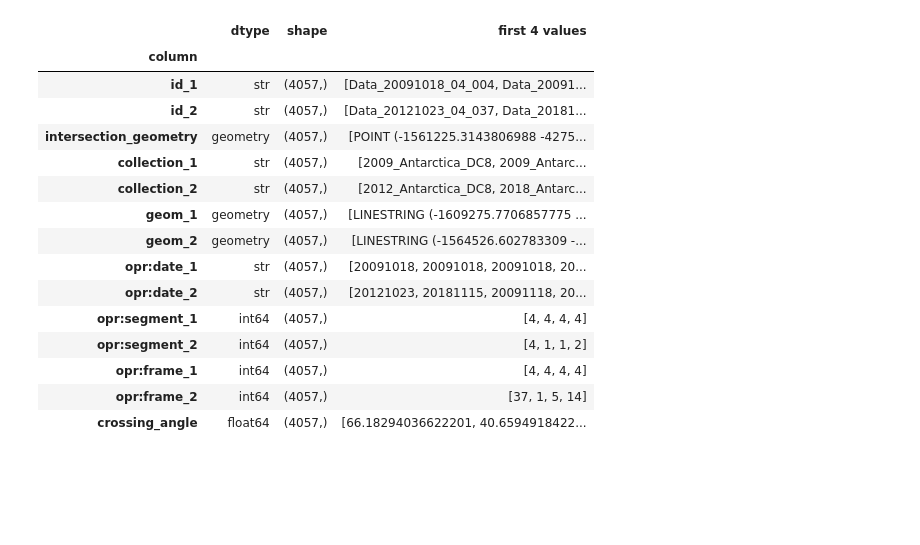
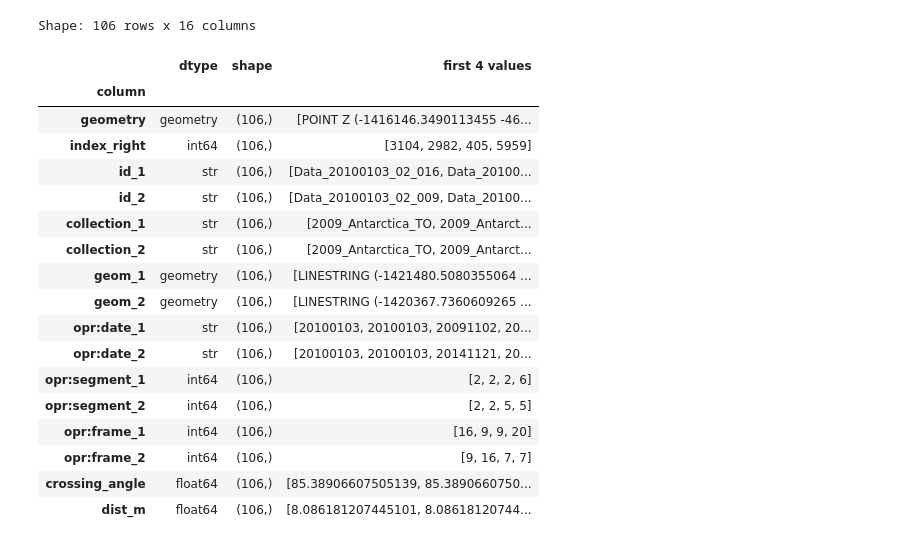
Before and after one commit to thomasteisberg/xover, a Jupyter notebook: notebooks/test.ipynb, the cells around one changed output. Drawn from its saved outputs; the diff is of its cells as text; code cells hidden in the pictures; blank space fills up the shorter version.

```diff
--- a/notebooks/test.ipynb
+++ b/notebooks/test.ipynb
@@ -14,12 +14,24 @@
 # power_surface_1 _2 = dB
 # power_bottom_1 _2 = dB
 # %%
-
+# imports and inits
+import holoviews as hv
+import hvplot.pandas
+import geoviews as gv
+import geoviews.feature as gf
+import cartopy.crs as ccrs
+import panel as pn
+import numpy as np
 import pandas as pd
 import geopandas as gpd
 
-df = gpd.read_parquet('../data/intersections.parquet')
-# Dataset overview: column names, types, shape, and first 4 values
+hvplot.extension('bokeh')
+pn.extension('bokeh')
+
+# load data
+df = gpd.read_parquet('../data/icesat-radar-merged_points.parquet')
+
+# dataset overview: column names, types, shape, and first 4 values
 summary = pd.DataFrame({
     'dtype': df.dtypes,
     'shape': [(len(df),) for _ in df.columns],
@@ -33,16 +52,19 @@ Shape: 4,057 rows x 14 columns
+Shape: 106 rows x 16 columns
 |  | dtype | shape | first 4 values |
 | column |  |  |  |
-| id_1 | str | (4057,) | [Data_20091018_04_004, Data_20091... |
-| id_2 | str | (4057,) | [Data_20121023_04_037, Data_20181... |
-| intersection_geometry | geometry | (4057,) | [POINT (-1561225.3143806988 -4275... |
-| collection_1 | str | (4057,) | [2009_Antarctica_DC8, 2009_Antarc... |
-| collection_2 | str | (4057,) | [2012_Antarctica_DC8, 2018_Antarc... |
-| geom_1 | geometry | (4057,) | [LINESTRING (-1609275.7706857775 ... |
-| geom_2 | geometry | (4057,) | [LINESTRING (-1564526.602783309 -... |
-| opr:date_1 | str | (4057,) | [20091018, 20091018, 20091018, 20... |
-| opr:date_2 | str | (4057,) | [20121023, 20181115, 20091118, 20... |
-| opr:segment_1 | int64 | (4057,) | [4, 4, 4, 4] |
-| opr:segment_2 | int64 | (4057,) | [4, 1, 1, 2] |
-| opr:frame_1 | int64 | (4057,) | [4, 4, 4, 4] |
-| opr:frame_2 | int64 | (4057,) | [37, 1, 5, 14] |
-| crossing_angle | float64 | (4057,) | [66.18294036622201, 40.6594918422... |
+| geometry | geometry | (106,) | [POINT Z (-1416146.3490113455 -46... |
+| index_right | int64 | (106,) | [3104, 2982, 405, 5959] |
+| id_1 | str | (106,) | [Data_20100103_02_016, Data_20100... |
+| id_2 | str | (106,) | [Data_20100103_02_009, Data_20100... |
+| collection_1 | str | (106,) | [2009_Antarctica_TO, 2009_Antarct... |
+| collection_2 | str | (106,) | [2009_Antarctica_TO, 2009_Antarct... |
+| geom_1 | geometry | (106,) | [LINESTRING (-1421480.5080355064 ... |
+| geom_2 | geometry | (106,) | [LINESTRING (-1420367.7360609265 ... |
+| opr:date_1 | str | (106,) | [20100103, 20100103, 20091102, 20... |
+| opr:date_2 | str | (106,) | [20100103, 20100103, 20141121, 20... |
+| opr:segment_1 | int64 | (106,) | [2, 2, 2, 6] |
+| opr:segment_2 | int64 | (106,) | [2, 2, 5, 5] |
+| opr:frame_1 | int64 | (106,) | [16, 9, 9, 20] |
+| opr:frame_2 | int64 | (106,) | [9, 16, 7, 7] |
+| crossing_angle | float64 | (106,) | [85.38906607505139, 85.3890660750... |
+| dist_m | float64 | (106,) | [8.086181207445101, 8.08618120744... |
```
Also changed, not shown: parts of 2 cells of this notebook.
